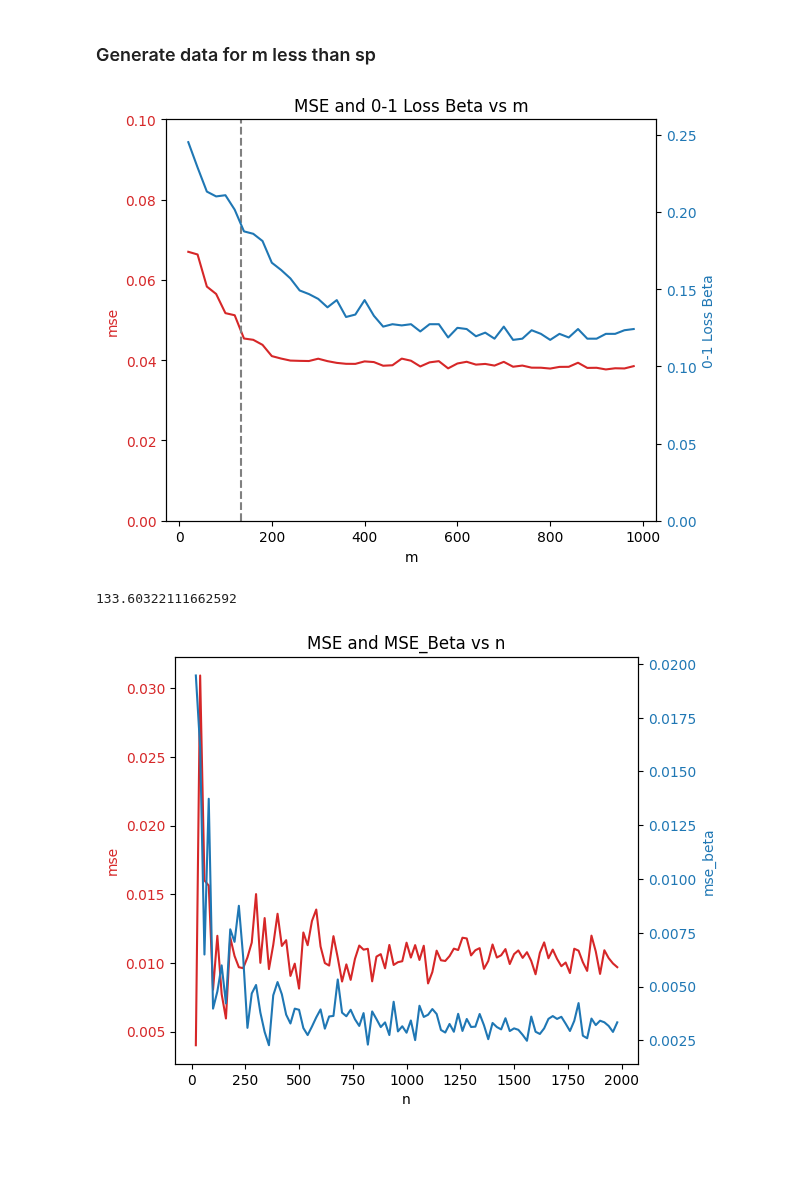
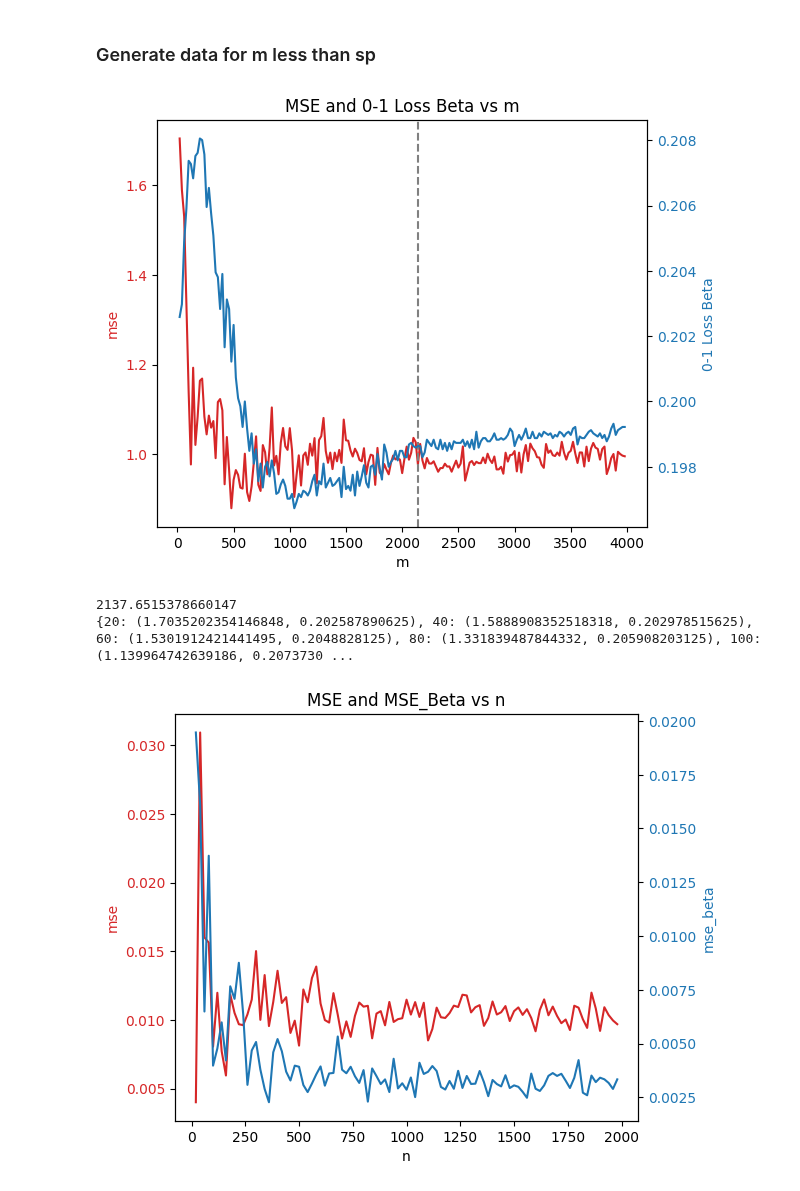
Before and after one commit to qc2321/causal-factorial, a Jupyter notebook: lasso_sk.ipynb, the cells around one changed output. Drawn from its saved outputs; the diff is of its cells as text; code cells hidden in the pictures; blank space fills up the shorter version.

Commit message:
updates to charts and fixing forward

```diff
--- a/lasso_sk.ipynb
+++ b/lasso_sk.ipynb
@@ -441,7 +441,7 @@ def run_generation(n_max, k, sparsity, step):
             #dictionary for mse's
 
             degree = k
-            sigma = 0.5
+            sigma = 0.1
 
             fm = FM.FactorialModel(
                 n=n,
@@ -466,7 +466,7 @@ def run_generation(n_max, k, sparsity, step):
             # print(f'alpha={model.alpha_}\nbetas={model.coef_}')
 
             y_pred = model.predict(T_test)
-            mse_sum += np.sqrt(mean_squared_error(fm.beta, model.coef_))
+            mse_sum += mean_squared_error(y_test, y_pred)
             # print(f"Mean Squared Error of y: {mse}")
 
             beta_actual = fm.beta
@@ -491,14 +491,14 @@ def draw_charts(mse_dict, sparsity, length, k):
     ax1.set_ylabel('mse', color=color)
     ax1.plot(n, mse, color=color)
     ax1.tick_params(axis='y', labelcolor=color)
-    ax1.set_ylim(0, .1)
+#     ax1.set_ylim(0, .4)
     # Create a second y-axis for the second line (mse_beta)
     ax2 = ax1.twinx()
     color = 'tab:blue'
     ax2.set_ylabel('0-1 Loss Beta', color=color)
     ax2.plot(n, mse_beta, color=color)
     ax2.tick_params(axis='y', labelcolor=color)
-    ax2.set_ylim(0,.26)
+#     ax2.set_ylim(0,.26)
     tipping_point = calc_tipping_point(sparsity, length, k)
     ax1.axvline(x=tipping_point, linestyle='--', color='gray')
     fig.tight_layout()  # For layout
@@ -508,15 +508,17 @@ def draw_charts(mse_dict, sparsity, length, k):
 def calc_tipping_point(sparsity, length, k):
     return np.log(math.e /(1-sparsity)) *(1-sparsity) * length
 # %%
-n_max = 1000
-k = 8
+n_max = 4000
+k = 12
 sparsity = 0.8
 mse_dict, length = run_generation(n_max, k, sparsity, 20)
 draw_charts(mse_dict, sparsity, length, k)
 print(calc_tipping_point(sparsity, length, k))
+print(mse_dict)
 # %% [output]
-[figure, old version]
+[figure, new version]
-133.60322111662592
+2137.6515378660147
+{20: (1.7035202354146848, 0.202587890625), 40: (1.5888908352518318, 0.202978515625), 60: (1.5301912421441495, 0.2048828125), 80: (1.331839487844332, 0.205908203125), 100: (1.139964742639186, 0.2073730 ...
 # %%
 n_max = 2000
 k = 5
```
Also changed, not shown: 1 other file.
